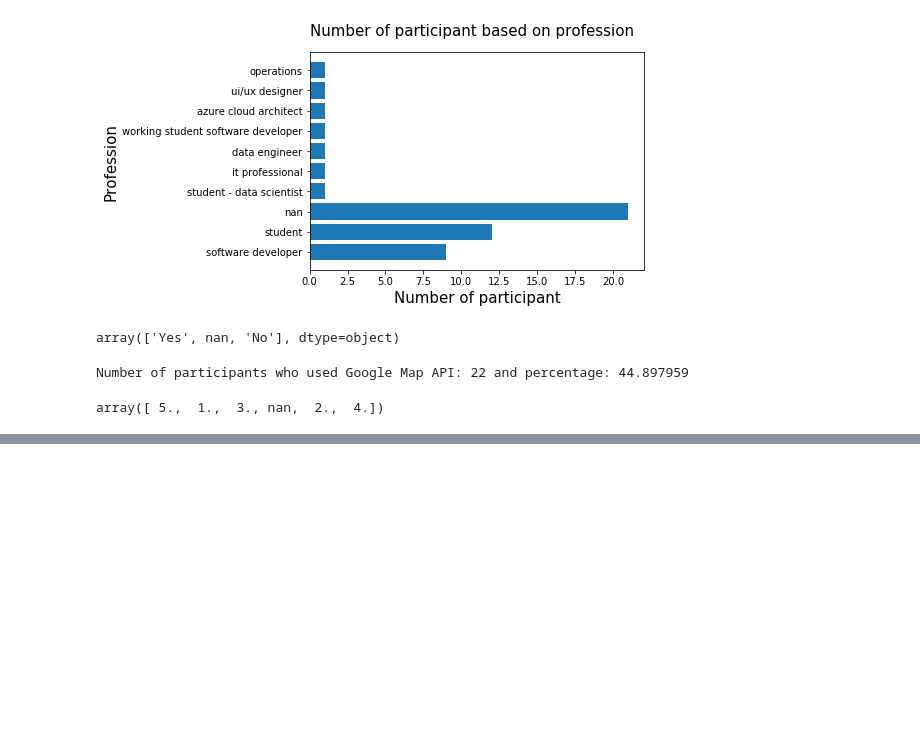
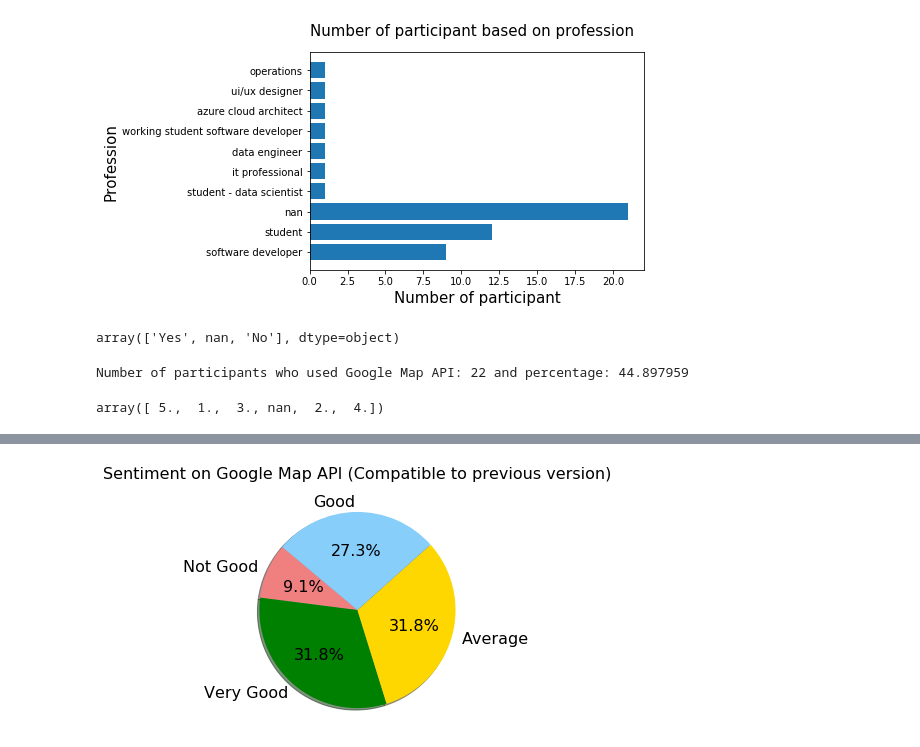
Before and after one commit to mzkaramat/DeveloperReactionToAPIChanges, a Jupyter notebook: Mainak/analyzed_survey.ipynb, the cells around one changed output, grey strips where cells are left out. Drawn from its saved outputs; the diff is of its cells as text; code cells hidden in the pictures; blank space fills up the shorter version.

```diff
--- a/Mainak/analyzed_survey.ipynb
+++ b/Mainak/analyzed_survey.ipynb
@@ -228,0 +204,6 @@ plt.show()
+# %%
+colors = ['lightcoral','green', 'gold', 'lightskyblue', 'red']
+title='Sentiment on Google Map API (Compatible to previous version)'
+bckward_compat_gmap_api_stat=map_plot_ratings(12,colors,title)
+# %% [output]
+[figure, added]
```
Also changed, not shown: parts of 15 cells of this notebook, 5 other files.
